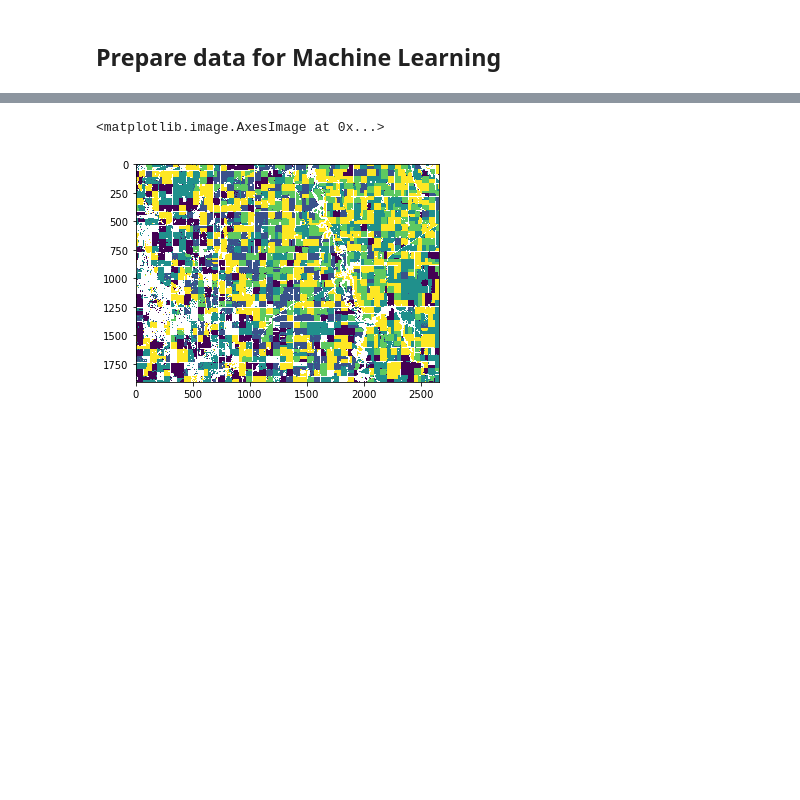
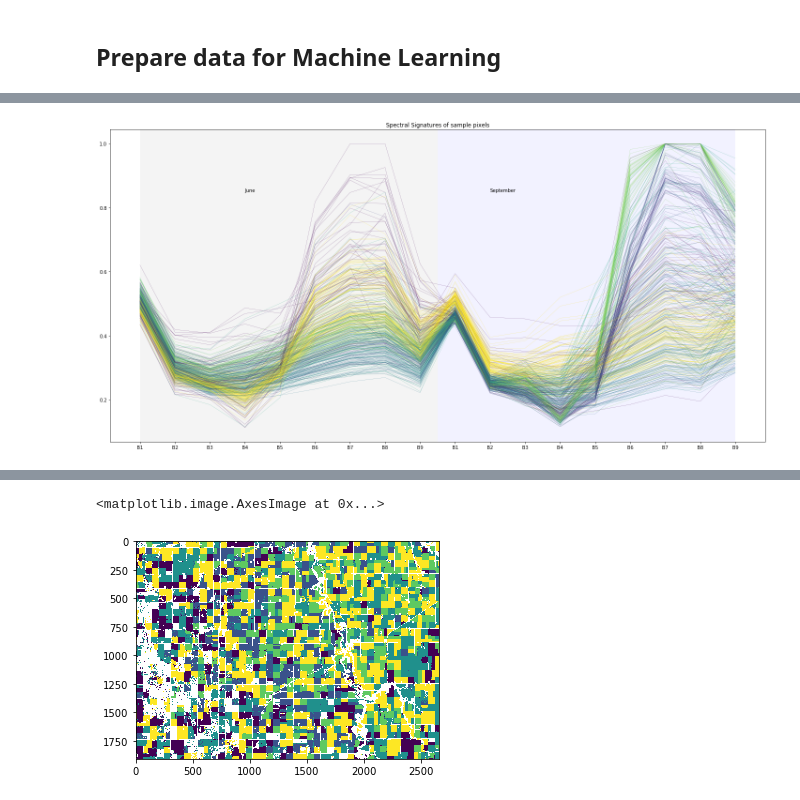
Before and after one commit to geospatial-roman/Crop_Classification_ML, a Jupyter notebook: MachineLearning_CropClassification.ipynb, the cells around one changed output, grey strips where cells are left out. Drawn from its saved outputs; the diff is of its cells as text; code cells hidden in the pictures; blank space fills up the shorter version.

```diff
--- a/MachineLearning_CropClassification.ipynb
+++ b/MachineLearning_CropClassification.ipynb
@@ -85,8 +109,8 @@ plt.tight_layout()
 # %%
 import pandas as pd
 # %%
-signature_array_June = multiband_array[0].T.reshape(-1,9)
-signature_array_Sept = multiband_array[1].T.reshape(-1,9)
+signature_array_June = small_array[0].T.reshape(-1,9)
+signature_array_Sept = small_array[1].T.reshape(-1,9)
 label_array = cropsum.T.reshape(-1,1)
 # %%
 df_1 = pd.DataFrame(signature_array_June, columns=['Jun_B1','Jun_B2','Jun_B3','Jun_B4','Jun_B5','Jun_B6','Jun_B7','Jun_B8','Jun_B9'])
@@ -95,6 +119,6 @@ label = pd.DataFrame(label_array, columns=['Label'])
 # %%
 df = pd.concat([df_1, df_2, label], axis=1)
 # %%
-df = df.dropna()
+#df = df.dropna()
 X = df.drop(['Label'], axis=1)
 y = df["Label"]
@@ -106,0 +125,23 @@ plt.tight_layout()
+# %%
+import matplotlib as mpl
+from matplotlib import cm
+
+sample = df.sample(n=500)
+sample_X = np.array(sample.drop(['Label'], axis=1))
+sample_y = sample["Label"]
+
+labelist = ["Nan", "Corn", "Dry_Beans" , "Soy_Beans", "Sugar_Beets", "Spring_Wheat"]
+fig, ax = plt.subplots(figsize=(20, 10))
+for y, f in zip(sample_X, sample_y):
+    ax.plot(range(18), y,  c=cm.viridis(f/5), linewidth=0.2 )
+
+plt.axvspan(0, 8.5, facecolor='0.2', alpha=0.1)
+plt.axvspan(8.5, 17, facecolor='b', alpha=0.1)
+
+plt.text(3,0.85, "June")
+plt.text(10,0.85, "September")
+plt.xticks(np.arange(18), ('B1','B2','B3','B4','B5','B6','B7','B8','B9','B1','B2','B3','B4','B5','B6','B7','B8','B9'))
+plt.title("Spectral Signatures of sample pixels")
+plt.tight_layout()
+# %% [output]
+[figure, added]
```
Also changed, not shown: parts of 14 cells of this notebook, 1 other file.
